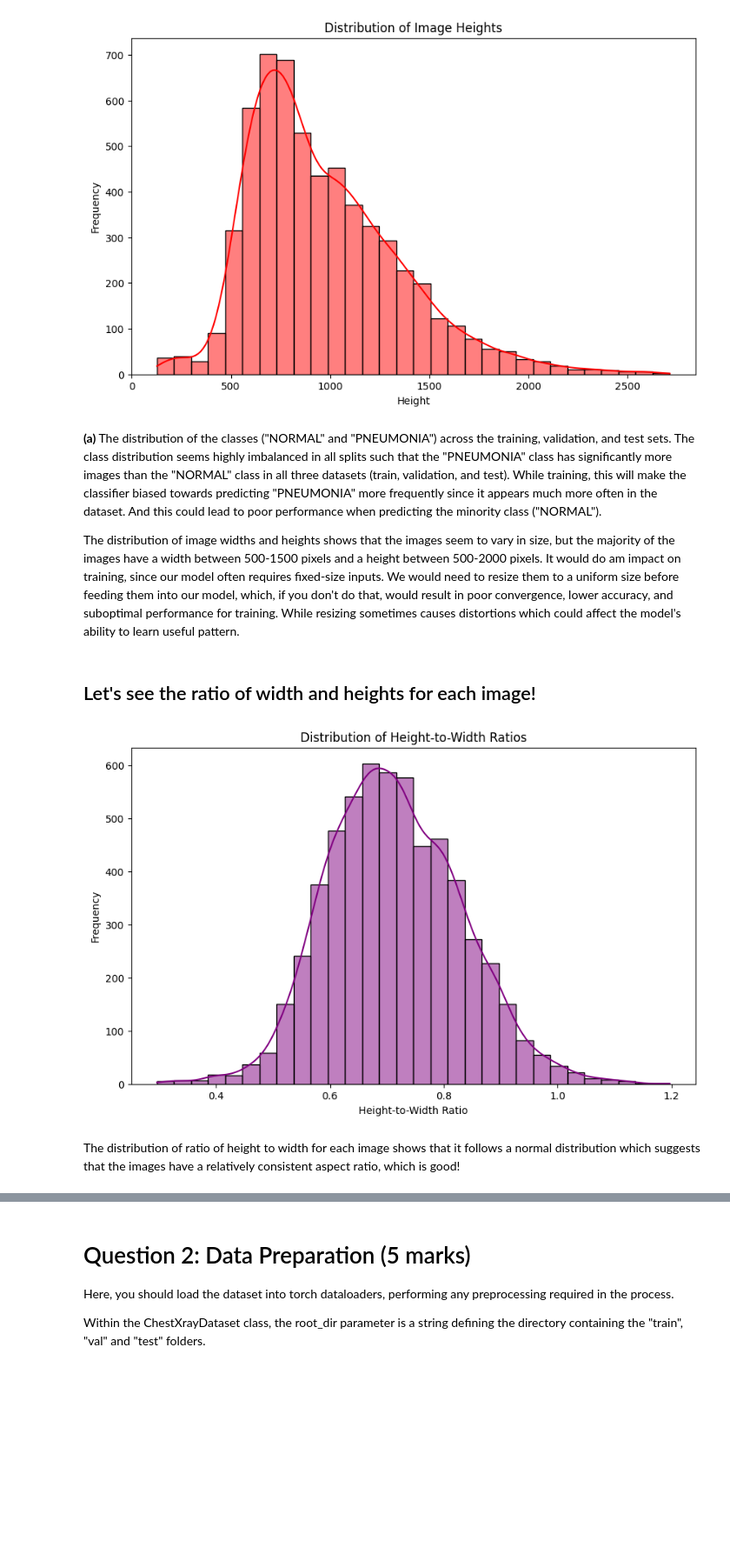
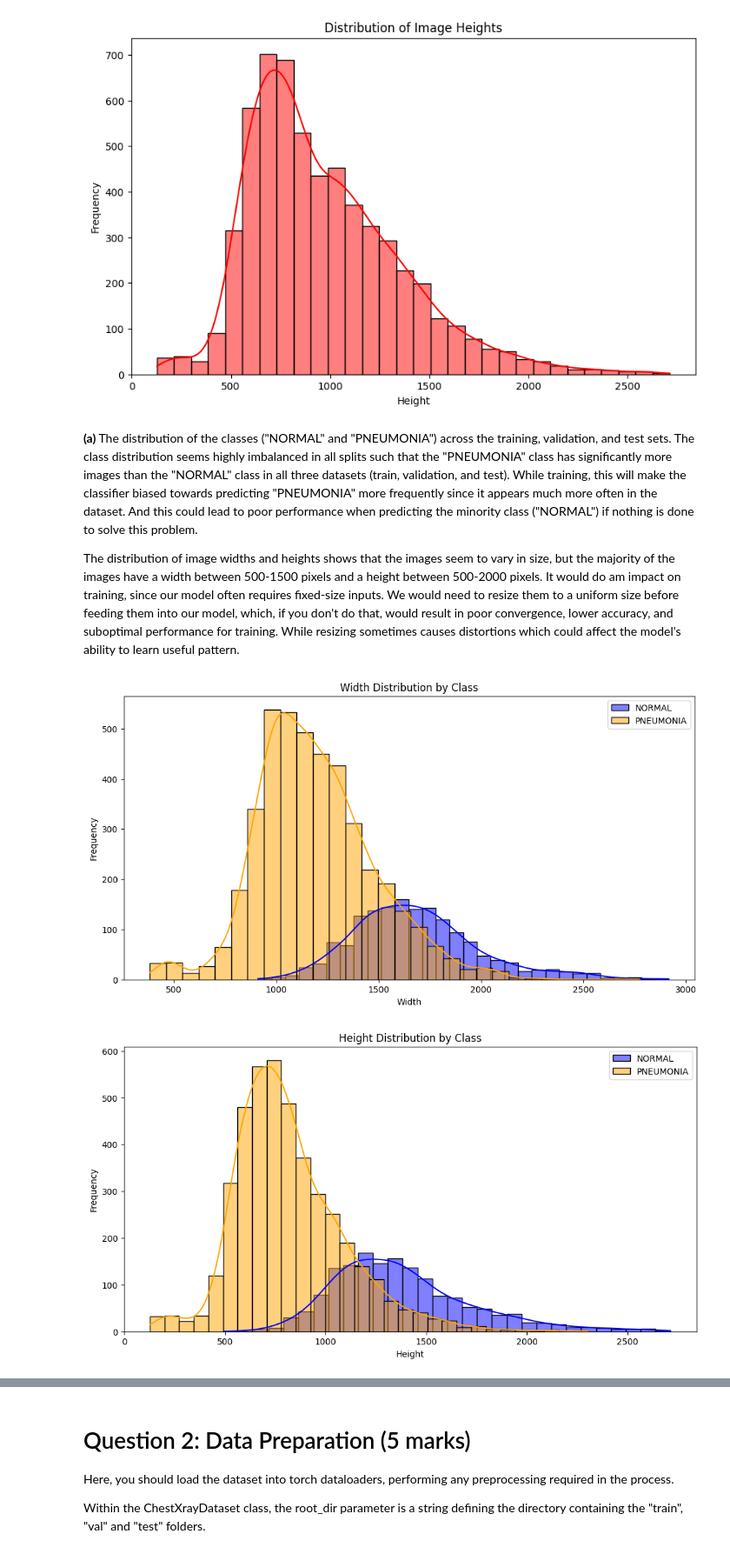
Before and after one commit to YuZhengYYDS/PneumoniaClassifier, a Jupyter notebook: COMP0188_CW1_Questions.ipynb, the cells around one changed output, grey strips where cells are left out. Shown: that part at 87% size. Saved outputs shown, nothing was run; the diff lists cells and outputs as text; code cells hidden in the pictures; blank space fills up the shorter version.

```diff
--- a/COMP0188_CW1_Questions.ipynb
+++ b/COMP0188_CW1_Questions.ipynb
@@ -245,27 +245,53 @@ plt.show()
 [figure]
 # %% [markdown]
 **(a)**
-The distribution of the classes ("NORMAL" and "PNEUMONIA") across the training, validation, and test sets. The class distribution seems highly imbalanced in all splits such that the "PNEUMONIA" class has significantly more images than the "NORMAL" class in all three datasets (train, validation, and test). While training, this will make the classifier biased towards predicting "PNEUMONIA" more frequently since it appears much more often in the dataset. And this could lead to poor performance when predicting the minority class ("NORMAL").
+The distribution of the classes ("NORMAL" and "PNEUMONIA") across the training, validation, and test sets. The class distribution seems highly imbalanced in all splits such that the "PNEUMONIA" class has significantly more images than the "NORMAL" class in all three datasets (train, validation, and test). While training, this will make the classifier biased towards predicting "PNEUMONIA" more frequently since it appears much more often in the dataset. And this could lead to poor performance when predicting the minority class ("NORMAL") if nothing is done to solve this problem.
 
 The distribution of image widths and heights shows that the images seem to vary in size, but the majority of the images have a width between 500-1500 pixels and a height between 500-2000 pixels. It would do am impact on training, since our model often requires fixed-size inputs. We would need to resize them to a uniform size before feeding them into our model, which, if you don't do that, would result in poor convergence, lower accuracy, and suboptimal performance for training. While resizing sometimes causes distortions which could affect the model's ability to learn useful pattern.
-# %% [markdown]
-## Let's see the ratio of width and heights for each image!
-# %%
-# Calculate the ratio of height to width
-dimensions_df['ratio'] = dimensions_df['height'] / dimensions_df['width']
-
-# Plot the distribution of the ratio of heights to widths
-plt.figure(figsize=(10, 6))
-sns.histplot(dimensions_df['ratio'], kde=True, bins=30, color='purple')
-plt.title('Distribution of Height-to-Width Ratios')
-plt.xlabel('Height-to-Width Ratio')
-plt.ylabel('Frequency')
-plt.show()
-
-        ########################################################################
-        #                             END OF YOUR CODE                         #
-        ########################################################################
-# %% [output]
-[figure, removed]
-# %% [markdown]
-The distribution of ratio of height to width for each image shows that it follows a normal distribution which suggests that the images have a relatively consistent aspect ratio, which is good!
+# %%
+import pandas as pd
+import seaborn as sns
+import matplotlib.pyplot as plt
+from PIL import Image
+import os
+
+# Initialize dictionaries to hold dimensions for each class
+image_dimensions_classwise = {'NORMAL': {'width': [], 'height': []},
+                              'PNEUMONIA': {'width': [], 'height': []}}
+
+# Gather dimensions class-wise
+for split in splits:
+    for cls in classes:
+        path = os.path.join(new_dataset_path, split, cls)
+        for file in os.listdir(path):
+            img = Image.open(os.path.join(path, file))
+            width, height = img.size
+            image_dimensions_classwise[cls]['width'].append(width)
+            image_dimensions_classwise[cls]['height'].append(height)
+
+# Convert to DataFrame for easier visualization
+normal_dimensions_df = pd.DataFrame(image_dimensions_classwise['NORMAL'])
+pneumonia_dimensions_df = pd.DataFrame(image_dimensions_classwise['PNEUMONIA'])
+
+# Plot width distribution for NORMAL and PNEUMONIA
+plt.figure(figsize=(12, 6))
+sns.histplot(normal_dimensions_df['width'], kde=True, bins=30, color='blue', label='NORMAL')
+sns.histplot(pneumonia_dimensions_df['width'], kde=True, bins=30, color='orange', label='PNEUMONIA')
+plt.title('Width Distribution by Class')
+plt.xlabel('Width')
+plt.ylabel('Frequency')
+plt.legend()
+plt.show()
+
+# Plot height distribution for NORMAL and PNEUMONIA
+plt.figure(figsize=(12, 6))
+sns.histplot(normal_dimensions_df['height'], kde=True, bins=30, color='blue', label='NORMAL')
+sns.histplot(pneumonia_dimensions_df['height'], kde=True, bins=30, color='orange', label='PNEUMONIA')
+plt.title('Height Distribution by Class')
+plt.xlabel('Height')
+plt.ylabel('Frequency')
+plt.legend()
+plt.show()
+# %% [output]
+[figure, added]
+[figure, added]
```
Also changed, not shown: parts of 15 cells of this notebook, 22 other files.
